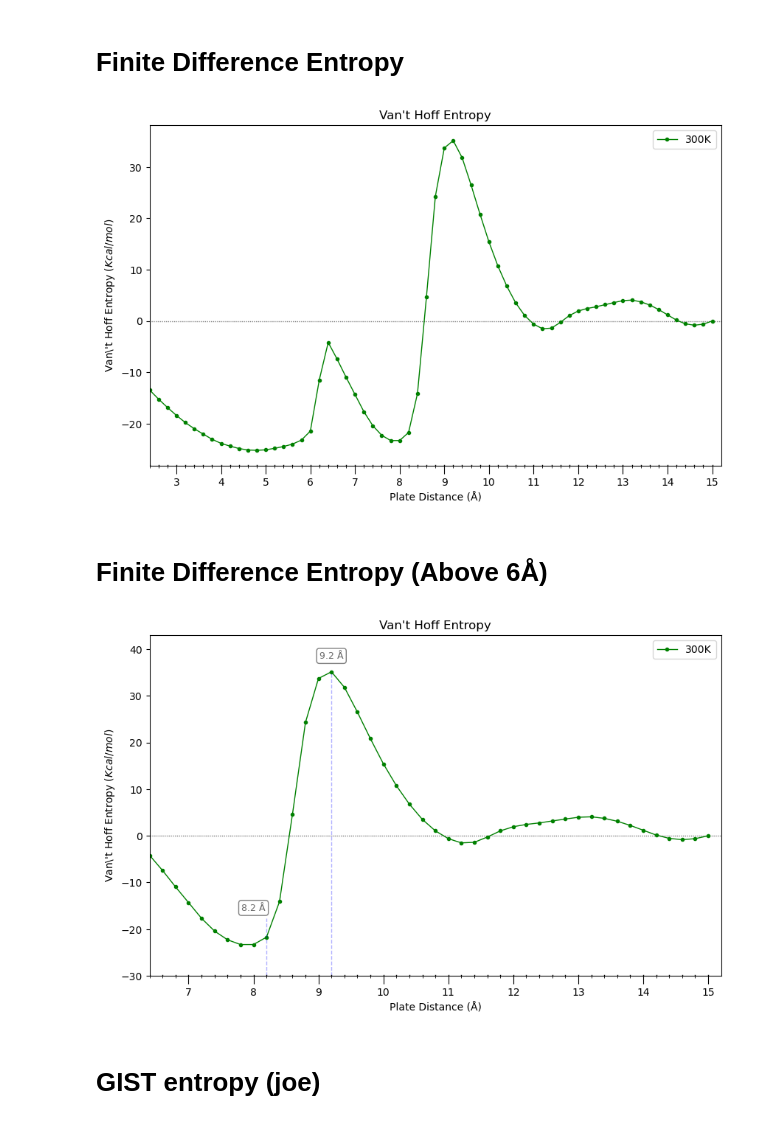
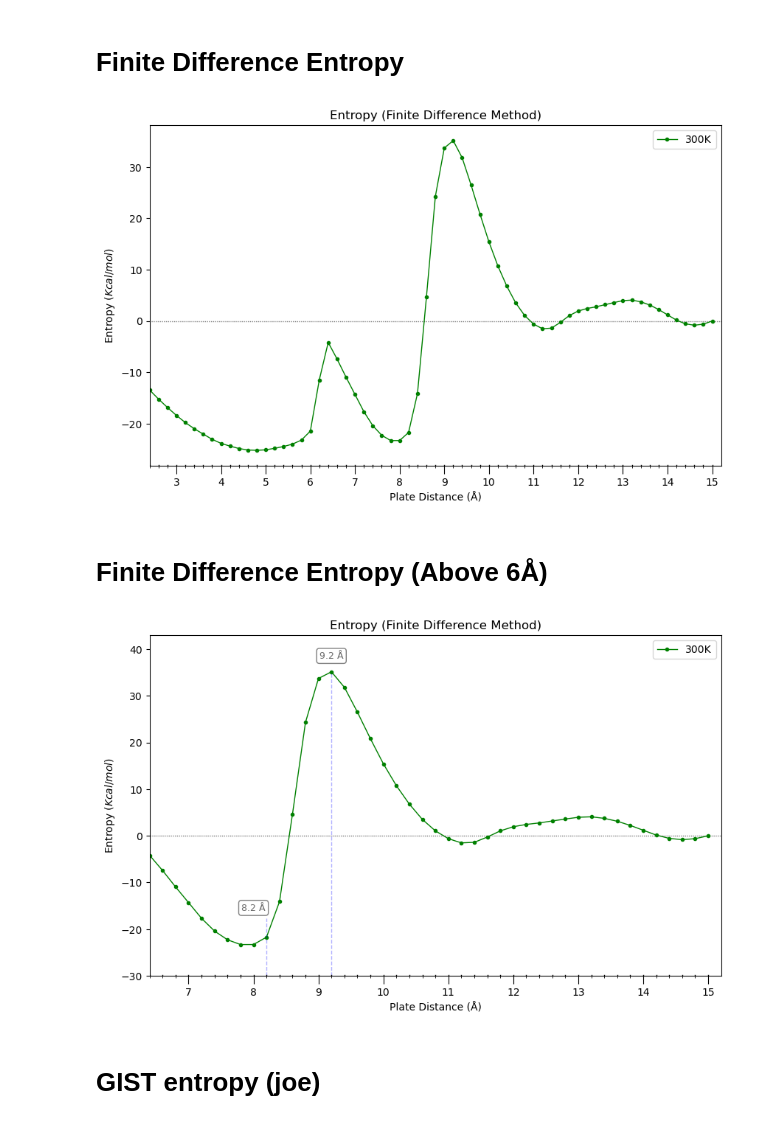
Before and after one commit to arghavanvg/hydrophobic-plates-analysis, a Jupyter notebook: df-energy-plotting.ipynb, the cells around one changed output. Drawn from its saved outputs; the diff is of its cells as text; code cells hidden in the pictures.

```diff
--- a/df-energy-plotting.ipynb
+++ b/df-energy-plotting.ipynb
@@ -104,13 +148,13 @@ corrected_0_15_gist_Tds.rename(columns={'distance(A)': 'Distance(Å)'}, inplace=
 corrected_0_15_gist_Tds = corrected_0_15_gist_Tds.iloc[5:].copy()
 corrected_0_15_gist_Tds.reset_index(drop=True, inplace=True)
 # %%
-vanthoff_file = '/Users/arghavan/Graduate Center Dropbox/Arghavan Vedadi Gargari/Hydrophobic Plates/Arghavan/PMF-TdS-data/PMF-tdS data/vanthoff_negTdS.txt'
-vanthoff_df = pd.read_csv(vanthoff_file, sep='\s+', index_col=None, names=columns ,header=None)
-# vanthoff_df
+fin_diff_file = '/Users/arghavan/Graduate Center Dropbox/Arghavan Vedadi Gargari/Hydrophobic Plates/Arghavan/PMF-TdS-data/PMF-tdS data/vanthoff_negTdS.txt'
+fin_diff_df = pd.read_csv(fin_diff_file, sep='\s+', index_col=None, names=columns ,header=None)
+# fin_diff_df
 # %%
-vanthoff_df_300K = vanthoff_df[['Distance(Å)', '300K']].copy()
-vanthoff_df_300K.rename(columns={'300K': 'Vant_Hoff_300K_Kcal/mol'}, inplace=True)
-# vanthoff_df_300K
-# vanthoff_df_300K.to_csv(f'{output_path}vanthoff_300K.csv',sep='\t', index=False)
+fin_diff_df = fin_diff_df[['Distance(Å)', '300K']].copy()
+fin_diff_df.rename(columns={'300K': 'Finite_Difference_-Tds_Kcal/mol'}, inplace=True)
+# fin_diff_df
+# fin_diff_df.to_csv(f'{output_path}fin_diff.csv',sep='\t', index=False)
 # %%
 # Truncate data below 6 Å
@@ -314,35 +386,35 @@ plt.legend()
 # %%
 # vanthoff_df_300K_file = '/Users/arghavan/lab/hp-results/pmf/vanthoff_300K.csv'
 # vanthoff_df_300K = pd.read_csv(vanthoff_df_300K_file, sep='\t', index_col=None, header=0)
 
 plt.figure(figsize=(10, 6))
-plt.plot(vanthoff_df_300K['Distance(Å)'], vanthoff_df_300K['Vant_Hoff_300K_Kcal/mol'], 'go-', markersize=3, linewidth=1, label='300K', zorder=2)
+plt.plot(fin_diff_df['Distance(Å)'], fin_diff_df['Finite_Difference_-Tds_Kcal/mol'], 'go-', markersize=3, linewidth=1, label='300K', zorder=2)
 plt.hlines(y=0.00, xmin=2.2, xmax=15.2, color='grey', linestyle=(0, (1, 1)), linewidth=1, zorder=1)
 
 
-plt.title("Van't Hoff Entropy")
+plt.title("Entropy (Finite Difference Method)")
 plt.xlabel('Plate Distance (Å)')
-plt.ylabel(r'Van\'t Hoff Entropy $(Kcal/mol)$')
+plt.ylabel(r'Entropy $(Kcal/mol)$')
 plt.xlim(2.4,15.2)
 
 plt.gca().xaxis.set_major_locator(ticker.MultipleLocator(1))
 
 medium_ticks = np.arange(2.4,15.2, 0.2)
 plt.gca().set_xticks(medium_ticks, minor=True)
 
 plt.tick_params(axis='x', which='major', length=8)
 plt.tick_params(axis='x', which='minor', length=2)
 for t in medium_ticks:
     plt.gca().axvline(t, ymin=0, ymax=0.003, color='k', lw=1)
 
 
 plt.legend()
 plots_path = f'{output_path}/plots/'
 os.makedirs(plots_path, exist_ok=True)
 
-plt.savefig(f'{plots_path}/vanthoff_300K.png', dpi=800)
+plt.savefig(f'{plots_path}/finite_difference_300K.png', dpi=800)
 # %% [output]
-[figure, old version]
+[figure, new version]
 # %% [markdown]
 # Finite Difference Entropy (Above 6Å)
 # %%
@@ -350,25 +422,25 @@ plt.savefig(f'{plots_path}/vanthoff_300K.png', dpi=800)
 # vanthoff_df_300K_above_6A = pd.read_csv(vanthoff_df_300K_above_6A_file, sep='\t', index_col=None, header=0)
 
 plt.figure(figsize=(10, 6))
-plt.plot(vanthoff_df_300K_above_6A['Distance(Å)'], vanthoff_df_300K_above_6A['Vant_Hoff_300K_Kcal/mol'], 'go-', markersize=3, linewidth=1, label='300K', zorder=2)
+plt.plot(fin_diff_df_above_6A['Distance(Å)'], fin_diff_df_above_6A['Finite_Difference_-Tds_Kcal/mol'], 'go-', markersize=3, linewidth=1, label='300K', zorder=2)
 plt.hlines(y=0.00, xmin=6.0, xmax=15.2, color='grey', linestyle=(0, (1, 1)), linewidth=1, zorder=1)
 
 
-y_82 = vanthoff_df_300K_above_6A.loc[vanthoff_df_300K_above_6A['Distance(Å)'] == 8.2,'Vant_Hoff_300K_Kcal/mol'].values[0]
+y_82 = fin_diff_df_above_6A.loc[fin_diff_df_above_6A['Distance(Å)'] == 8.2,'Finite_Difference_-Tds_Kcal/mol'].values[0]
 plt.vlines(x=8.2, ymin=-30, ymax=y_82+4, color='blue', linestyle='--', linewidth=1, alpha=0.3)
 plt.text(x=8.0, y=-16, s="8.2 Å", ha='center', fontsize=9, color='dimgrey',
          bbox=dict(facecolor='white', edgecolor='gray', boxstyle='round,pad=0.3'))
 
-y_92 = vanthoff_df_300K_above_6A.loc[vanthoff_df_300K_above_6A['Distance(Å)'] == 9.2,'Vant_Hoff_300K_Kcal/mol'].values[0]
+y_92 = fin_diff_df_above_6A.loc[fin_diff_df_above_6A['Distance(Å)'] == 9.2,'Finite_Difference_-Tds_Kcal/mol'].values[0]
 plt.vlines(x=9.2, ymin=-30, ymax=y_92, color='blue', linestyle='--', linewidth=1, alpha=0.3)
 plt.text(x=9.2, y=38, s="9.2 Å", ha='center', fontsize=9, color='dimgrey',
          bbox=dict(facecolor='white', edgecolor='gray', boxstyle='round,pad=0.3'))
 
 
-plt.title("Van't Hoff Entropy")
+plt.title("Entropy (Finite Difference Method)")
 # plt.title(r"Van't Hoff Entropy ($S = \frac{\partial A}{\partial T}$)")
 plt.xlabel('Plate Distance (Å)')
-plt.ylabel(r'Van\'t Hoff Entropy $(Kcal/mol)$')
+plt.ylabel(r'Entropy $(Kcal/mol)$')
 plt.ylim(-30.0, 43.0)
 plt.xlim(6.4,15.2)
 
@@ -387,9 +459,9 @@ plt.legend()
 plots_path = f'{output_path}/plots/'
 os.makedirs(plots_path, exist_ok=True)
 
-plt.savefig(f'{plots_path}/vanthoff_300K_above_6A.png', dpi=800)
+plt.savefig(f'{plots_path}/finite_difference_300K_above_6A.png', dpi=800)
 # %% [output]
-[figure, old version]
+[figure, new version]
 # %% [markdown]
 # GIST entropy (joe)
 # %%
```
Also changed, not shown: parts of 31 cells of this notebook, 2 other files.
